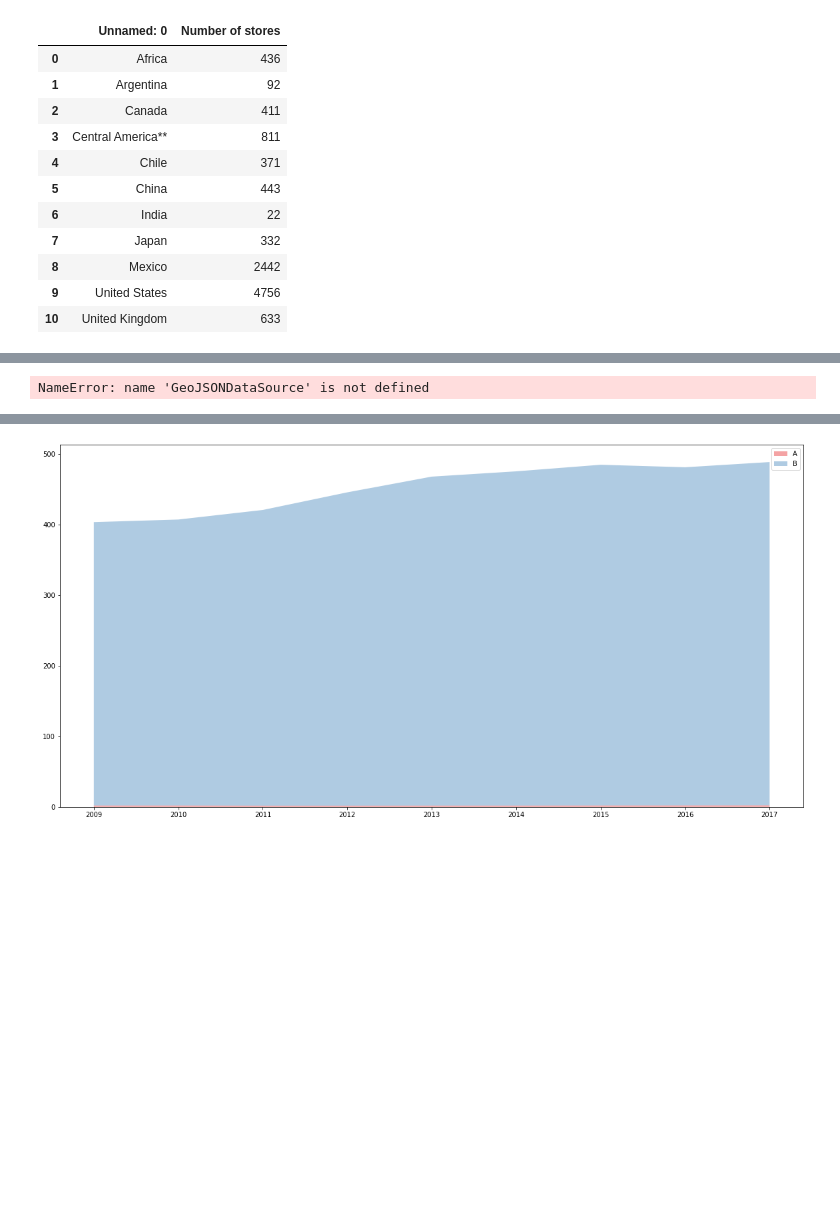
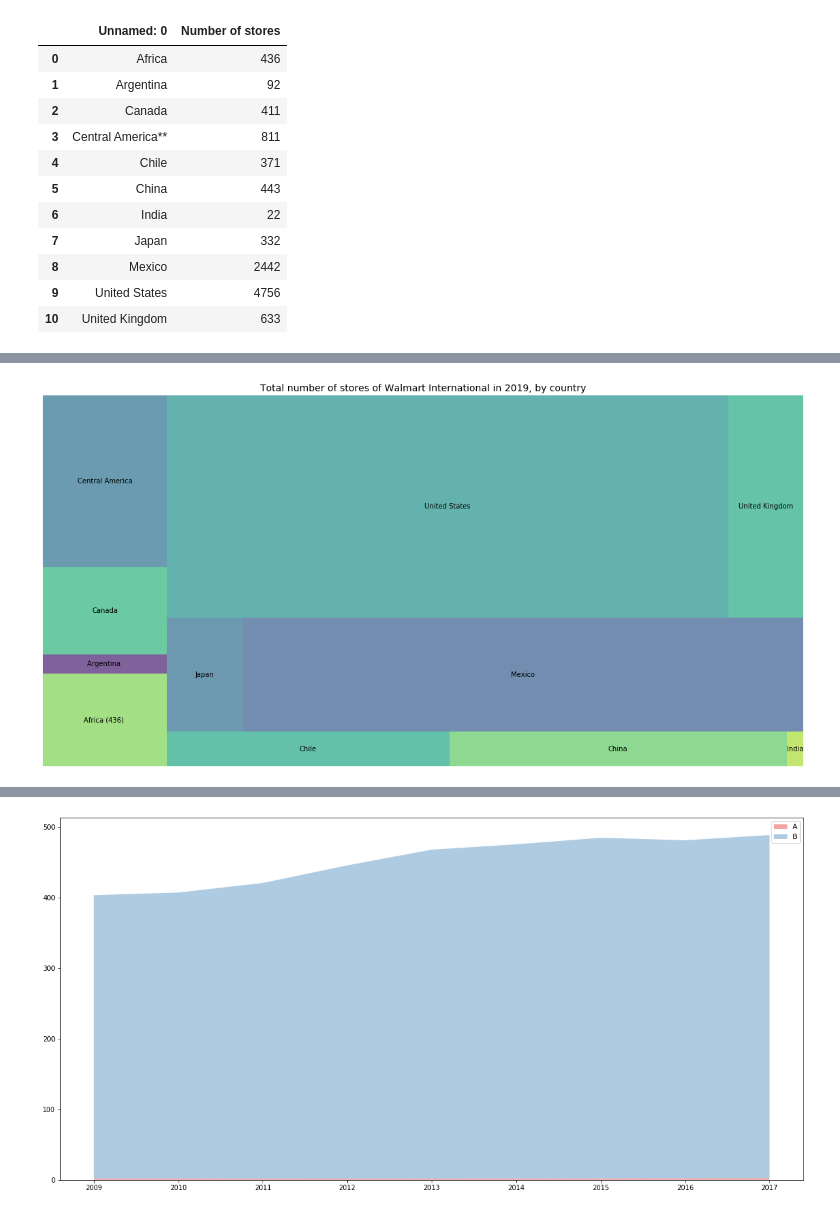
Before and after one commit to raphxcha/Open-data-project, a Jupyter notebook: WalmartOpenDataProject.ipynb, the cells around one changed output, grey strips where cells are left out. Cells and saved outputs as stored; diff of their text form; code cells hidden in the pictures; blank space fills up the shorter version.

```diff
--- a/WalmartOpenDataProject.ipynb
+++ b/WalmartOpenDataProject.ipynb
@@ -521,57 +489,10 @@ TypeError: Object of type int64 is not JSON serializable
-# %%
-from bokeh.io import curdoc, output_notebook
-from bokeh.models import Slider, HoverTool
-from bokeh.layouts import widgetbox, row, column
-#Define function that returns json_data for year selected by user.
-
-def json_data(selectedYear):
-    yr = selectedYear
-    df_yr = df[df['year'] == yr]
-    merged = gdf.merge(df_yr, left_on = 'country_code', right_on =     'code', how = 'left')
-    merged.fillna('No data', inplace = True)
-    merged_json = json.loads(merged.to_json())
-    json_data = json.dumps(merged_json)
-    return json_data
-#Input GeoJSON source that contains features for plotting.
-geosource = GeoJSONDataSource(geojson = json_data(2016))
-#Define a sequential multi-hue color palette.
-palette = brewer['YlGnBu'][8]
-#Reverse color order so that dark blue is highest obesity.
-palette = palette[::-1]
-#Instantiate LinearColorMapper that linearly maps numbers in a range, into a sequence of colors. Input nan_color.
-color_mapper = LinearColorMapper(palette = palette, low = 0, high = 40, nan_color = '#d9d9d9')
-#Define custom tick labels for color bar.
-tick_labels = {'0': '0%', '5': '5%', '10':'10%', '15':'15%', '20':'20%', '25':'25%', '30':'30%','35':'35%', '40': '>40%'}
-#Add hover tool
-hover = HoverTool(tooltips = [ ('Country/region','@country'),('% obesity', '@per_cent_obesity')])
-#Create color bar.
-color_bar = ColorBar(color_mapper=color_mapper, label_standoff=8,width = 500, height = 20,
-                     border_line_color=None,location = (0,0), orientation = 'horizontal', major_label_overrides = tick_labels)
-#Create figure object.
-p = figure(title = 'Share of adults who are obese, 2016', plot_height = 600 , plot_width = 950, toolbar_location = None, tools = [hover])
-p.xgrid.grid_line_color = None
-p.ygrid.grid_line_color = None
-#Add patch renderer to figure.
-p.patches('xs','ys', source = geosource,fill_color = {'field' :'per_cent_obesity', 'transform' : color_mapper},
-          line_color = 'black', line_width = 0.25, fill_alpha = 1)
-#Specify layout
-p.add_layout(color_bar, 'below')
-# Define the callback function: update_plot
-def update_plot(attr, old, new):
-    yr = slider.value
-    new_data = json_data(yr)
-    geosource.geojson = new_data
-    p.title.text = 'Share of adults who are obese, %d' %yr
-
-# Make a slider object: slider
-slider = Slider(title = 'Year',start = 1975, end = 2016, step = 1, value = 2016)
-slider.on_change('value', update_plot)
-# Make a column layout of widgetbox(slider) and plot, and add it to the current document
-layout = column(p,widgetbox(slider))
-curdoc().add_root(layout)
-#Display plot inline in Jupyter notebook
-output_notebook()
-#Display plot
-show(layout)
-# %% [output]
-NameError: name 'GeoJSONDataSource' is not defined
+# %%
+import squarify    # pip install squarify (algorithm for treemap)
+
+# If you have 2 lists
+squarify.plot(sizes=[436, 92, 411, 811, 371, 443, 22, 332, 2442, 4756, 633], label=["Africa (436) ", "Argentina (92) ", "Canada (411)", "Central America (811)", "Chile (371)", "China (443)", "India (22)", "Japan (332)", "Mexico (2442)", "United States (4756)", "United Kingdom (633)"], alpha=.7 )
+plt.axis('off')
+plt.title('Total number of stores of Walmart International in 2019, by country', fontsize=14)
+plt.show()
+# %% [output]
+[figure, added]
```
Also changed, not shown: parts of 4 cells of this notebook, 1 other file.
